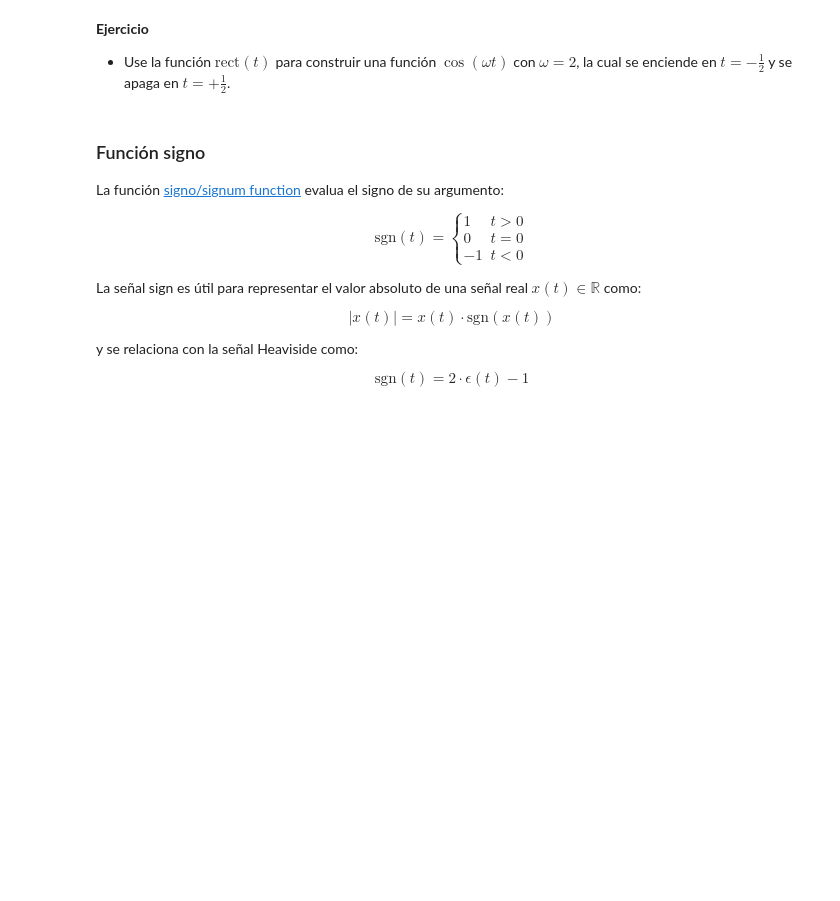
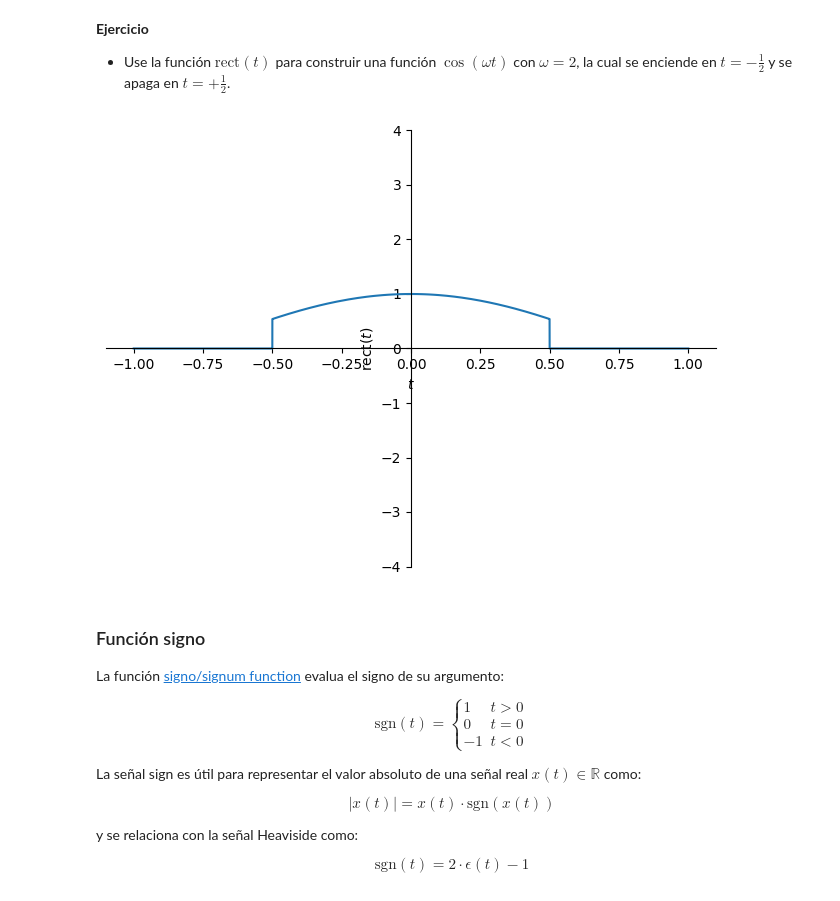
Before and after one commit to Jfernando0120/SyS-Phyton-basics, a Jupyter notebook: Copia_de_S_estandar.ipynb, the cells around one changed output. Cells and saved outputs as stored; diff of their text form; code cells hidden in the pictures; blank space fills up the shorter version.

```diff
--- a/Copia_de_S_estandar.ipynb
+++ b/Copia_de_S_estandar.ipynb
@@ -257,6 +258,11 @@ sym.plot(rect(t), (t, -1, 1), ylim=[-0.2, 1.2], ylabel=r'rect$(t)$');
 **Ejercicio**
 
 * Use la función $\text{rect}(t)$ para construir una función $\cos(\omega t)$ con $\omega=2$, la cual se enciende en $t=-\frac{1}{2}$ y se apaga en $t=+\frac{1}{2}$.
+# %%
+z = sym.cos(2*t)
+sym.plot(rect(t)*z, (t, -1, 1), ylim=[-4, 4], ylabel=r'rect$(t)$');
+# %% [output]
+[figure, added]
 # %% [markdown]
 ### Función signo
 
```
Also changed, not shown: parts of 15 cells of this notebook.
